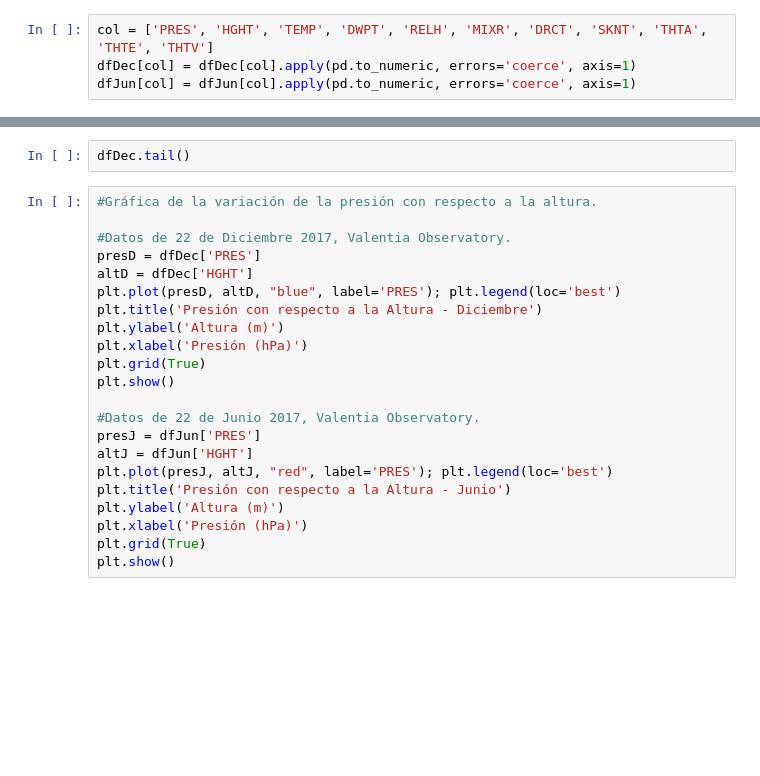
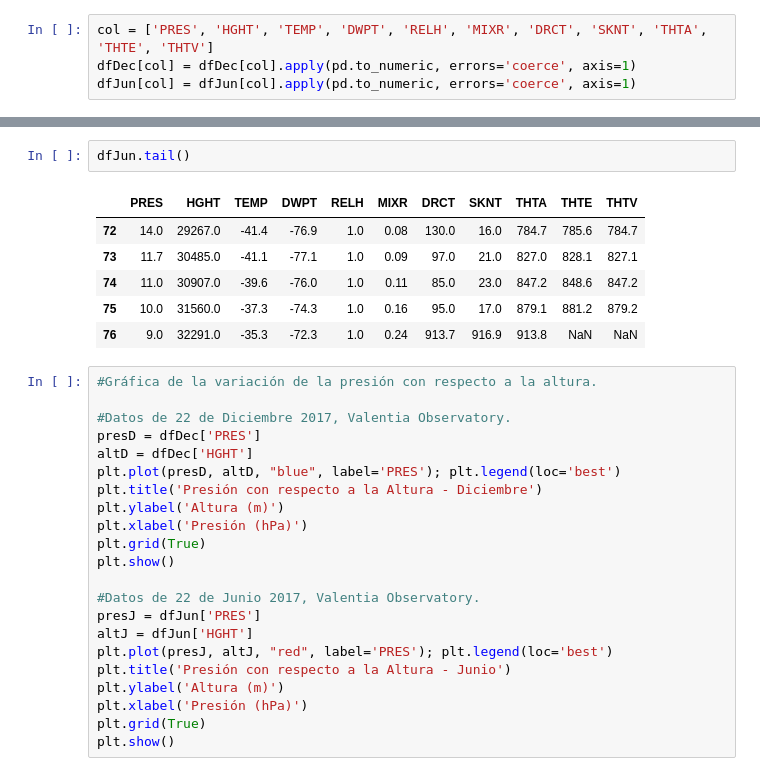
Before and after one commit to jesusgonzaleze23/Computacional-1, a Jupyter notebook: Actividad3/Actividad3.ipynb, the cells around one changed output, grey strips where cells are left out. Cells and saved outputs as stored; diff of their text form; blank space fills up the shorter version.

```diff
--- a/Actividad3/Actividad3.ipynb
+++ b/Actividad3/Actividad3.ipynb
@@ -26,5 +46,12 @@ dfDec.head()
 # %%
-dfDec.tail()
+dfJun.tail()
+# %% [output]
+|  | PRES | HGHT | TEMP | DWPT | RELH | MIXR | DRCT | SKNT | THTA | THTE | THTV |
+| 72 | 14.0 | 29267.0 | -41.4 | -76.9 | 1.0 | 0.08 | 130.0 | 16.0 | 784.7 | 785.6 | 784.7 |
+| 73 | 11.7 | 30485.0 | -41.1 | -77.1 | 1.0 | 0.09 | 97.0 | 21.0 | 827.0 | 828.1 | 827.1 |
+| 74 | 11.0 | 30907.0 | -39.6 | -76.0 | 1.0 | 0.11 | 85.0 | 23.0 | 847.2 | 848.6 | 847.2 |
+| 75 | 10.0 | 31560.0 | -37.3 | -74.3 | 1.0 | 0.16 | 95.0 | 17.0 | 879.1 | 881.2 | 879.2 |
+| 76 | 9.0 | 32291.0 | -35.3 | -72.3 | 1.0 | 0.24 | 913.7 | 916.9 | 913.8 | NaN | NaN |
 # %%
 #Gráfica de la variación de la presión con respecto a la altura.
 
```
Also changed, not shown: parts of 4 cells of this notebook, 4 other files.
